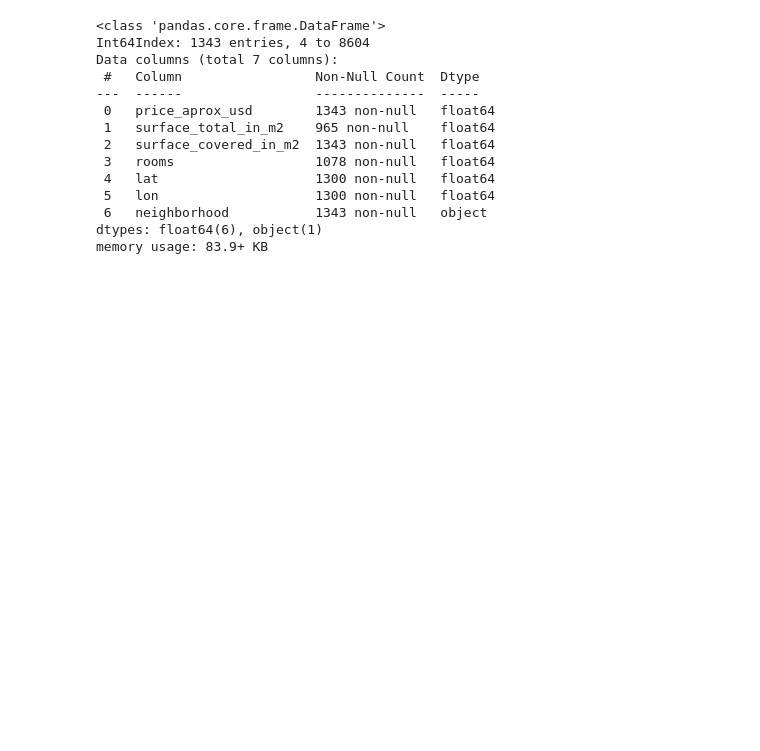
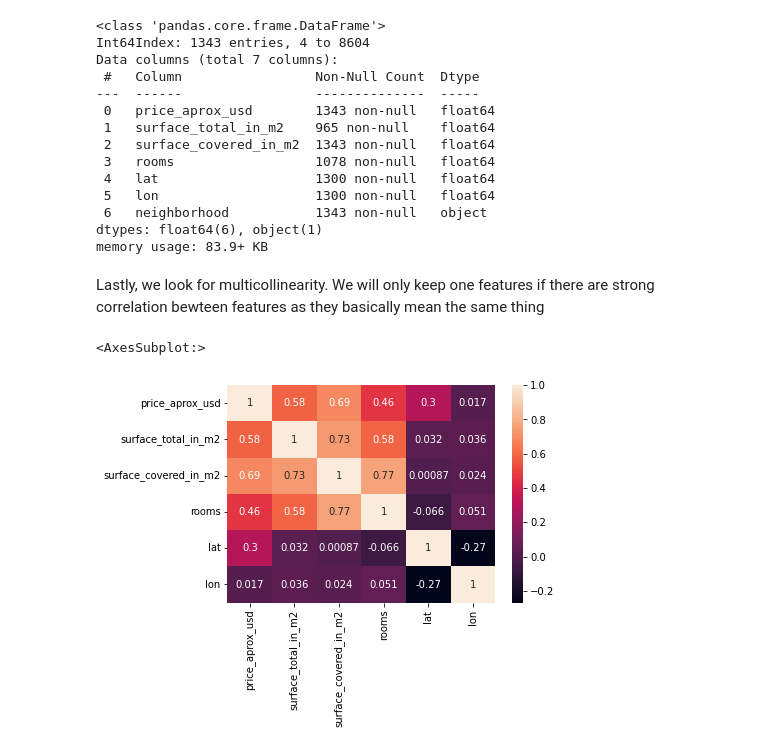
Before and after one commit to nolanspecter/data_science_projects, a Jupyter notebook: Predicting House Price in Buenos Aires/housing_in_BA.ipynb, the cells around one changed output. Drawn from its saved outputs; the diff is of its cells as text; code cells hidden in the pictures; blank space fills up the shorter version.

```diff
--- a/Predicting House Price in Buenos Aires/housing_in_BA.ipynb
+++ b/Predicting House Price in Buenos Aires/housing_in_BA.ipynb
@@ -243,3 +247,10 @@ Data columns (total 7 columns):
  6   neighborhood           1343 non-null   object
 dtypes: float64(6), object(1)
 memory usage: 83.9+ KB
+# %% [markdown]
+Lastly, we look for multicollinearity. We will only keep one features if there are strong correlation bewteen features as they basically mean the same thing
+# %%
+sns.heatmap(df.corr(), annot=True)
+# %% [output]
+<AxesSubplot:>
+[figure, added]
```
Also changed, not shown: parts of 4 cells of this notebook.
